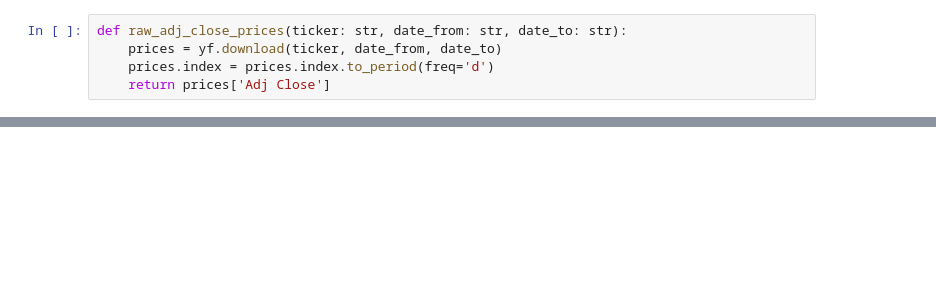
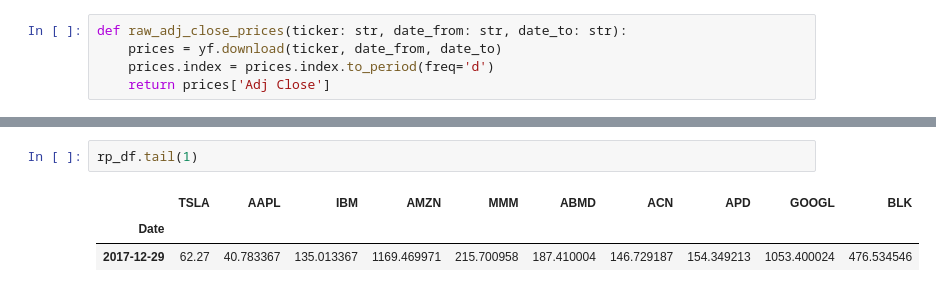
Before and after one commit to krems/cmf_case_1_week, a Jupyter notebook: blah-blah.ipynb, the cells around one changed output, grey strips where cells are left out. Cells and saved outputs as stored; diff of their text form; blank space fills up the shorter version.

```diff
--- a/blah-blah.ipynb
+++ b/blah-blah.ipynb
@@ -85,3 +134,9 @@ for i in range(0, len(tickers)):
+# %%
+rp_df.tail(1)
+# %% [output]
+|  | TSLA | AAPL | IBM | AMZN | MMM | ABMD | ACN | APD | GOOGL | BLK |
+| Date |  |  |  |  |  |  |  |  |  |  |
+| 2017-12-29 | 62.27 | 40.783367 | 135.013367 | 1169.469971 | 215.700958 | 187.410004 | 146.729187 | 154.349213 | 1053.400024 | 476.534546 |
 # %%
 plt.figure(figsize=(16,7))
 (spy_p / spy_p.mean()).plot()
```
Also changed, not shown: parts of 42 cells of this notebook, 1 other file.
